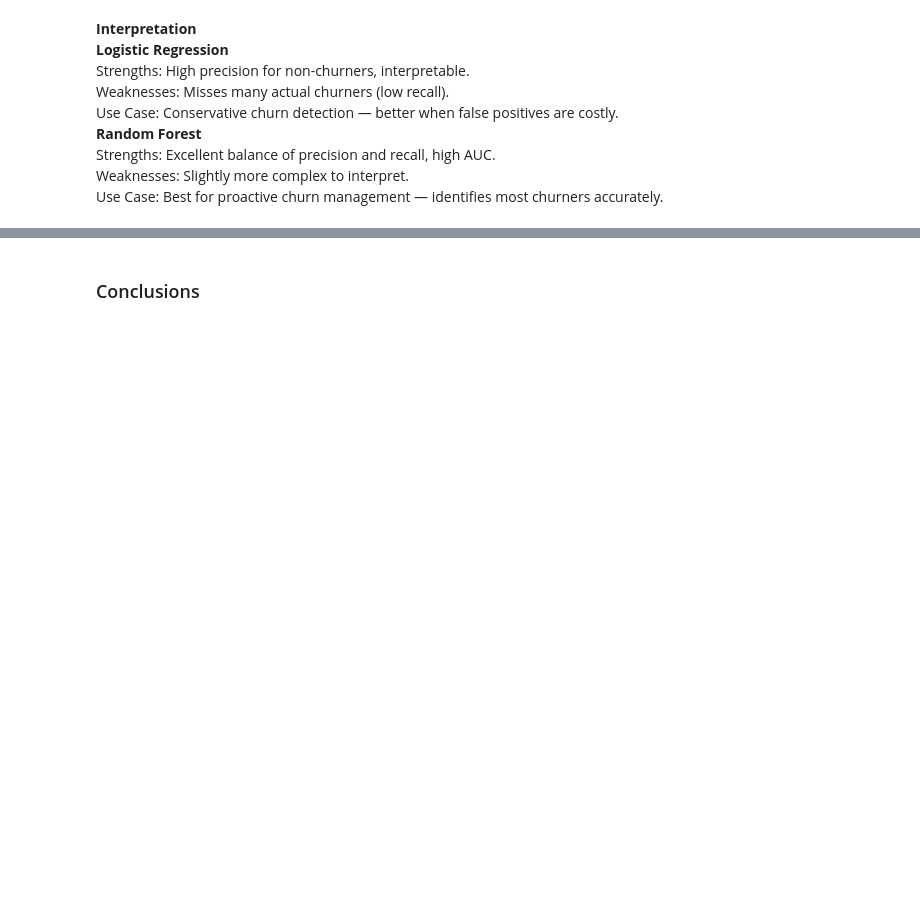
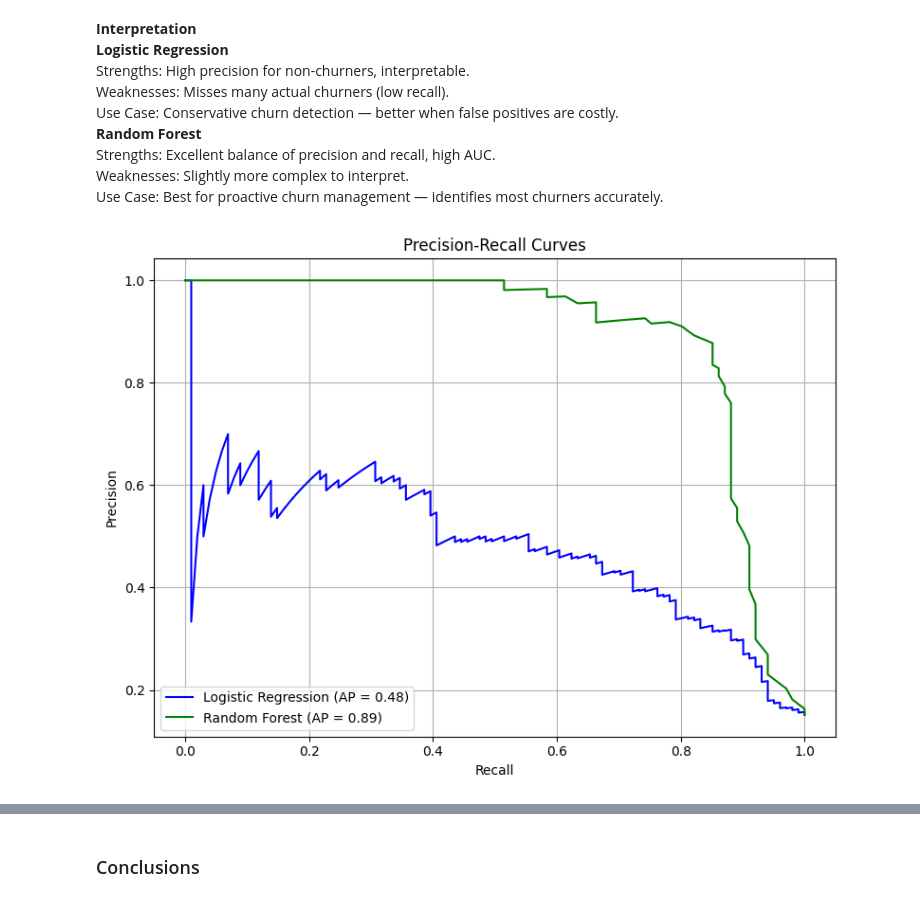
Before and after one commit to Kissienya/Phase3-Moringa-Project, a Jupyter notebook: SyriaTelCustomerChurn.ipynb, the cells around one changed output, grey strips where cells are left out. Cells and saved outputs as stored; diff of their text form; code cells hidden in the pictures; blank space fills up the shorter version.

Commit message:
add a recall curve to the notebook

```diff
--- a/SyriaTelCustomerChurn.ipynb
+++ b/SyriaTelCustomerChurn.ipynb
@@ -629,3 +633,26 @@ Use Case: Conservative churn detection — better when false positives are costl
 Strengths: Excellent balance of precision and recall, high AUC.\
 Weaknesses: Slightly more complex to interpret.\
 Use Case: Best for proactive churn management — identifies most churners accurately.
+# %%
+# Precision-Recall Curves for Logistic Regression and Random Forest
+
+# Logistic Regression
+log_prec, log_rec, _ = precision_recall_curve(y_test, log_probs)
+log_ap = average_precision_score(y_test, log_probs)
+
+# Random Forest
+rf_prec, rf_rec, _ = precision_recall_curve(y_test, rf_prob)
+rf_ap = average_precision_score(y_test, rf_prob)
+
+plt.figure(figsize=(8, 6))
+plt.plot(log_rec, log_prec, label=f'Logistic Regression (AP = {log_ap:.2f})', color='blue')
+plt.plot(rf_rec, rf_prec, label=f'Random Forest (AP = {rf_ap:.2f})', color='green')
+plt.xlabel('Recall')
+plt.ylabel('Precision')
+plt.title('Precision-Recall Curves')
+plt.legend()
+plt.grid(True)
+plt.tight_layout()
+plt.show()
+# %% [output]
+[figure, added]
```
Also changed, not shown: parts of 4 cells of this notebook.
